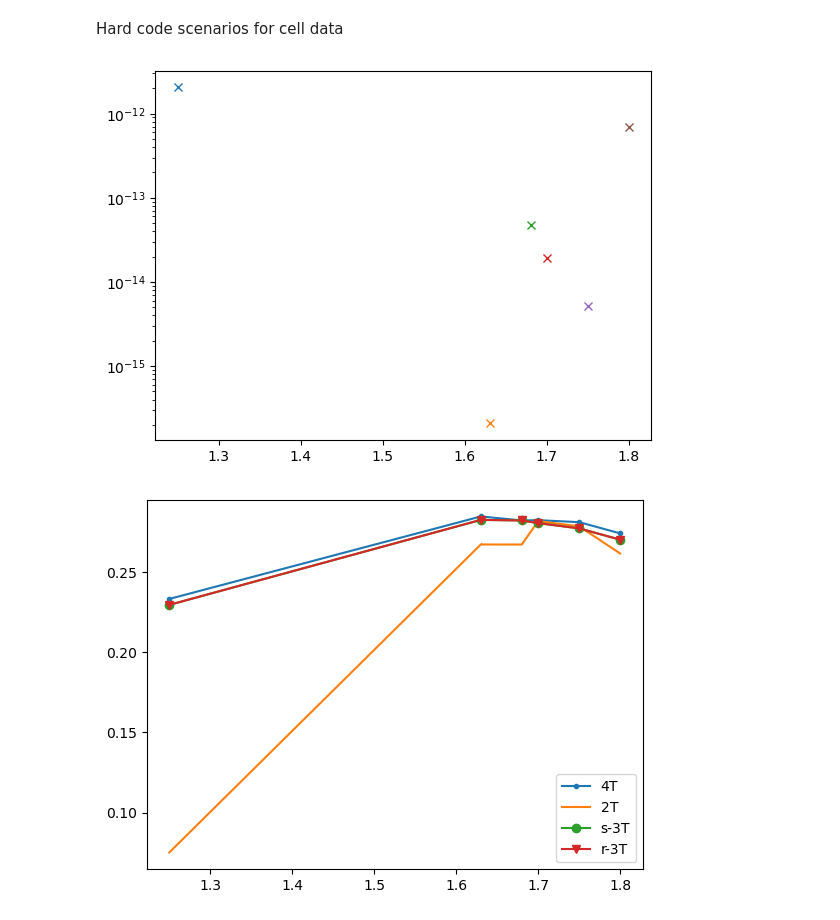
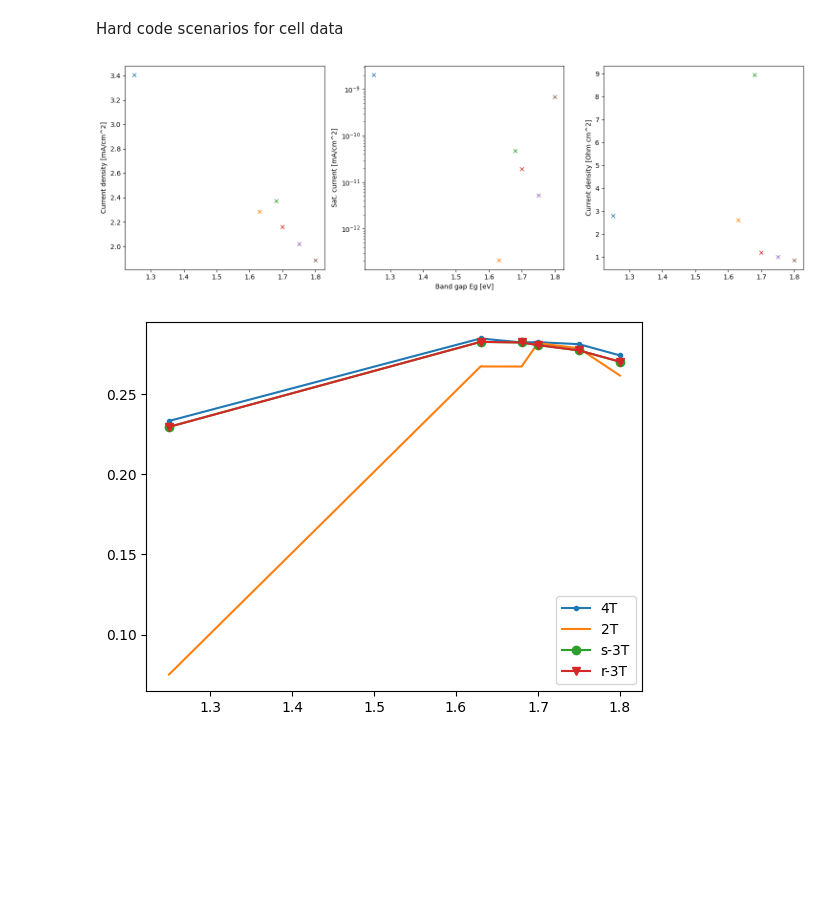
Before and after one commit to roberthilleck/PVcircuit, a Jupyter notebook: notebooks/EY_Psk-Si-tandem-ideal.ipynb, the cells around one changed output. Drawn from its saved outputs; the diff is of its cells as text; code cells hidden in the pictures; blank space fills up the shorter version.

```diff
--- a/notebooks/EY_Psk-Si-tandem-ideal.ipynb
+++ b/notebooks/EY_Psk-Si-tandem-ideal.ipynb
@@ -593,15 +591,24 @@ fp_psk_jv = {
 # file_psk_trans = "Pvsk0111D_1.7sb_tr.csv"
 fp_si_eqe = [file for file in datalist if "Si_101_E1_005_14_2B_postITO_QE.xlsx" in file][0]
 fp_si_jv = [file for file in datalist if "Si_101_E1_005_14_2B_postITO_JV.csv" in file][0]
-# %%
-fig,ax = plt.subplots(1)
-for eg in fp_psk_eqe.keys():
-
-    psc_params, si_params = get_jv_params(fp_psk_jv[eg], fp_si_jv)
-    ax.plot(eg,psc_params[1],"x")
-ax.set_yscale("log")
-# %% [output]
-[figure, removed]
+# %%
+fig,ax = plt.subplots(1,3,sharex=True,figsize=(15, 5))
+for eg in fp_psk_eqe.keys():
+
+    psc_params, si_params = get_jv_params(fp_psk_jv[eg], fp_si_jv)
+    # (psc_isc, psc_io, psc_rs, psc_rsh, psc_nNsVth) = psc_params
+    ax[0].plot(eg,psc_params[0]*1e3,"x")
+    ax[1].plot(eg,psc_params[1]*1e3,"x")
+    ax[2].plot(eg,psc_params[2],"x")
+ax[1].set_yscale("log")
+
+ax[1].set_xlabel("Band gap Eg [eV]")
+ax[0].set_ylabel("Current density [mA/cm^2]")
+ax[1].set_ylabel("Sat. current [mA/cm^2]")
+ax[2].set_ylabel("Current density [Ohm cm^2]")
+plt.tight_layout()
+# %% [output]
+[figure, added]
 # %%
 Eg = list(fp_psk_eqe.keys())[0]
 
```
Also changed, not shown: parts of 30 cells of this notebook.
